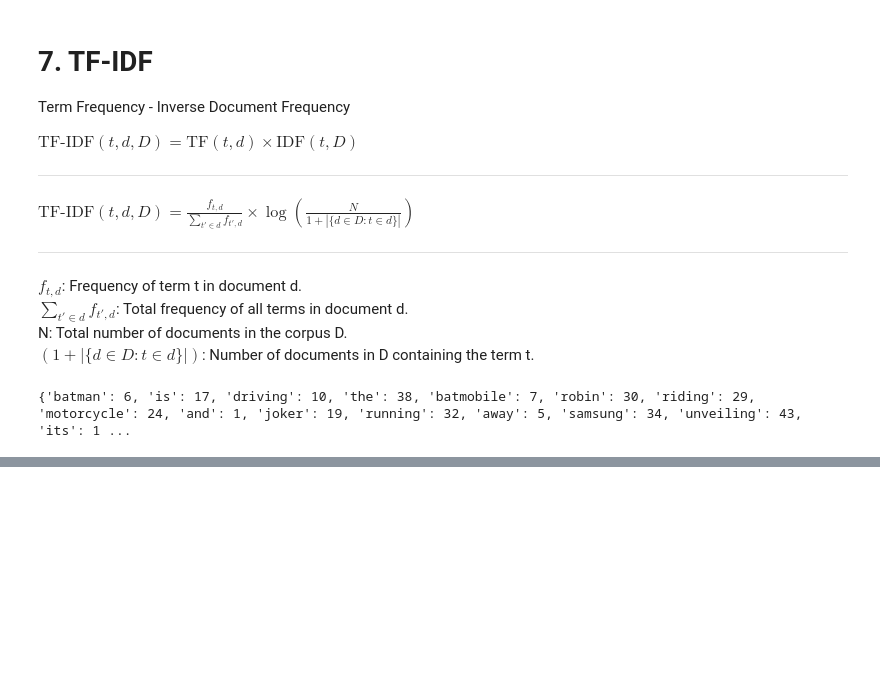
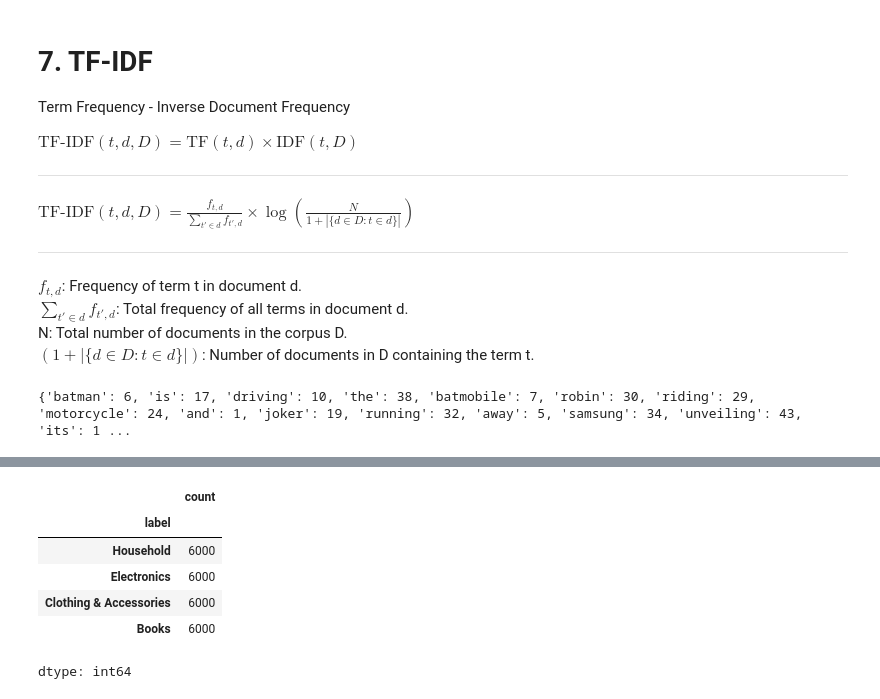
Before and after one commit to Dforouzanfar/Machine_Learning, a Jupyter notebook: 3. Applications/1. Text Mining/Spacy.ipynb, the cells around one changed output, grey strips where cells are left out. Drawn from its saved outputs; the diff is of its cells as text; code cells hidden in the pictures; blank space fills up the shorter version.

```diff
--- a/3. Applications/1. Text Mining/Spacy.ipynb
+++ b/3. Applications/1. Text Mining/Spacy.ipynb
@@ -858,0 +914,10 @@ output = tfidf.transform(corpus)
+# %%
+df['label'].value_counts()
+# %% [output]
+|  | count |
+| label |  |
+| Household | 6000 |
+| Electronics | 6000 |
+| Clothing & Accessories | 6000 |
+| Books | 6000 |
+dtype: int64
```
Also changed, not shown: parts of 25 cells of this notebook.
